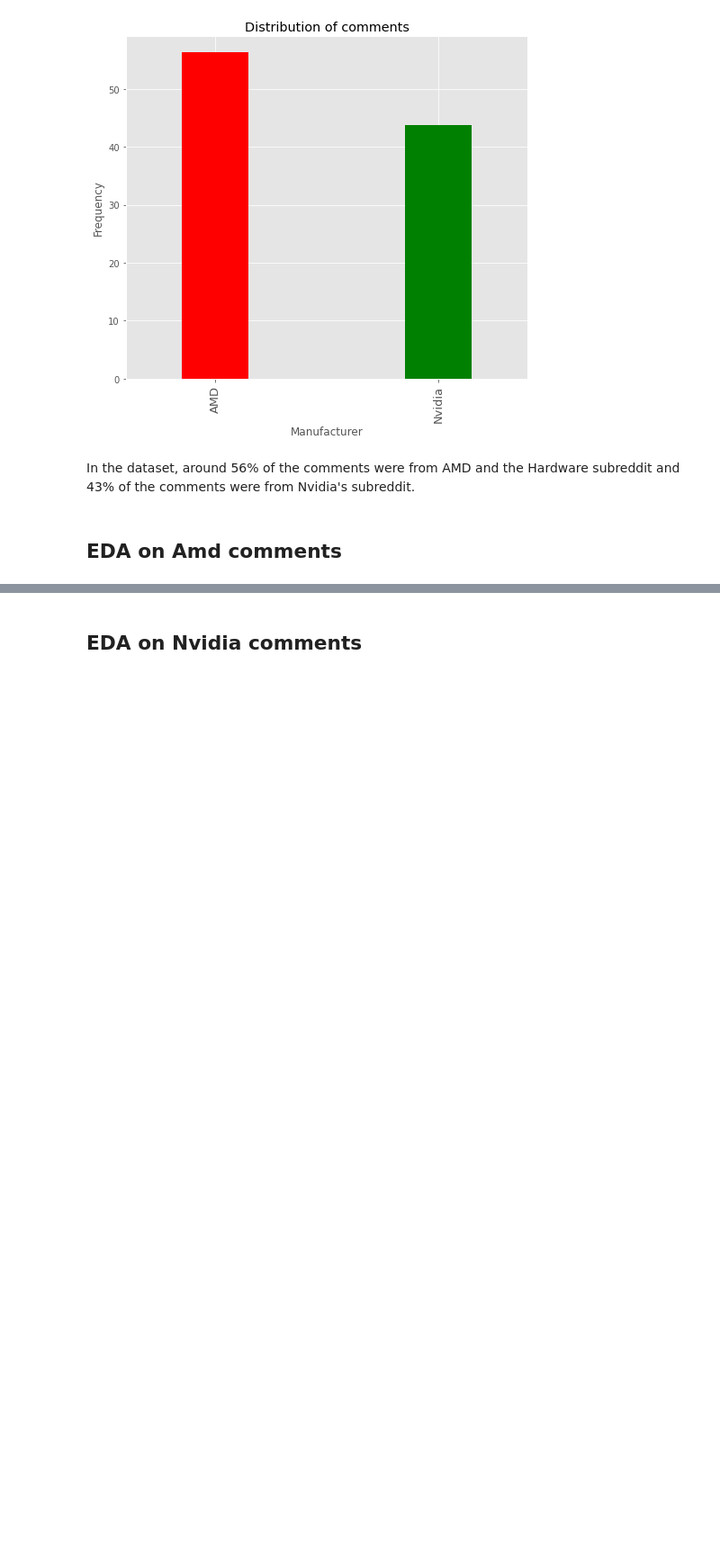
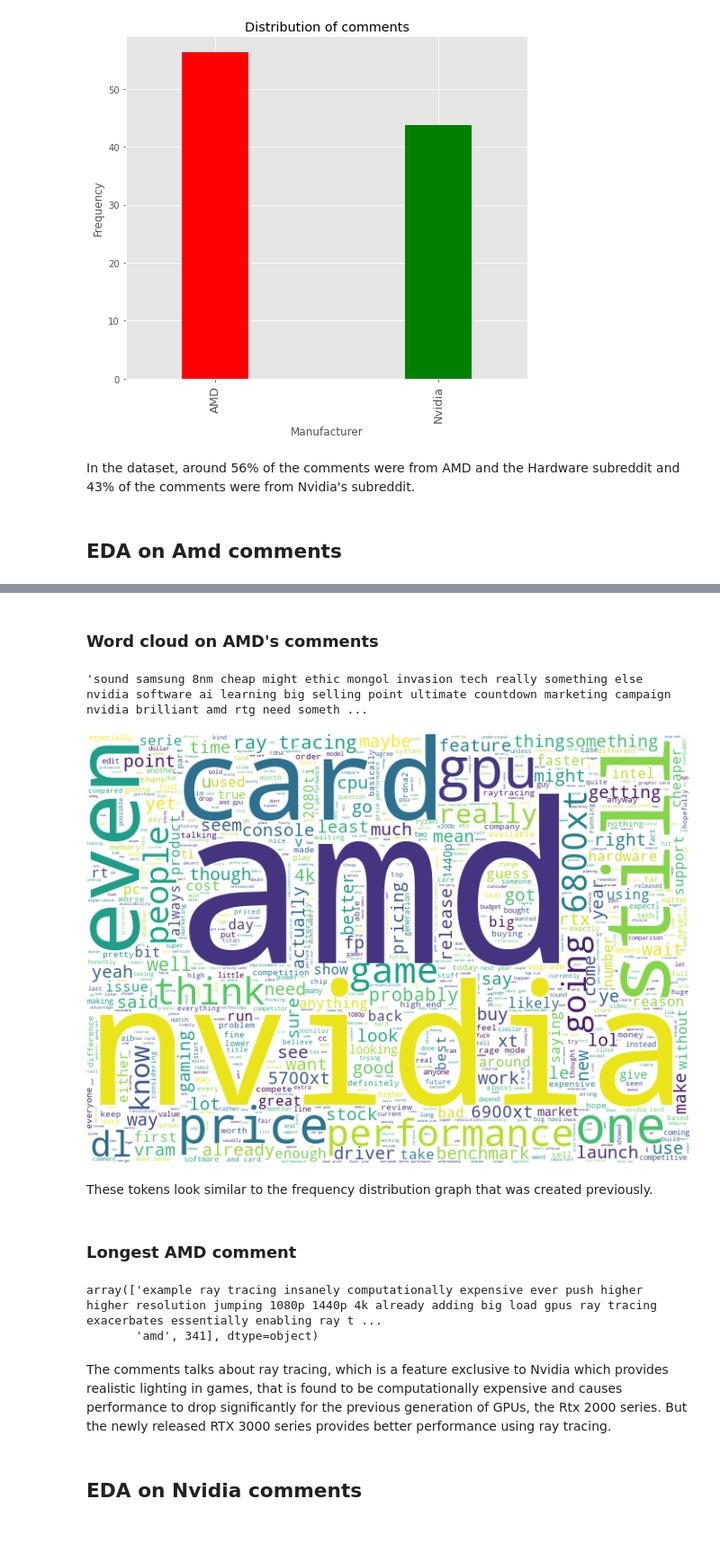
Before and after one commit to kumereshN/dsiprojects, a Jupyter notebook: capstone/01_Capstone_Data_Extraction_Reddit.ipynb, the cells around one changed output, grey strips where cells are left out. Shown at 90% size. Saved outputs shown, nothing was run; the diff lists cells and outputs as text; code cells hidden in the pictures; blank space fills up the shorter version.

```diff
--- a/capstone/01_Capstone_Data_Extraction_Reddit.ipynb
+++ b/capstone/01_Capstone_Data_Extraction_Reddit.ipynb
@@ -519,3 +575,30 @@ plt.xlim(0,110)
+# %% [markdown]
+### Word cloud on AMD's comments
+# %%
+amd_string = " ".join(amd_df['Reddit comments'])
+amd_string
+# %% [output]
+'sound samsung 8nm cheap might ethic mongol invasion tech really something else nvidia software ai learning big selling point ultimate countdown marketing campaign nvidia brilliant amd rtg need someth ...
+# %%
+# Create a WordCloud object
+wordcloud = WordCloud(background_color="white", max_words=5000,
+                      contour_width=5, contour_color='steelblue', width=700, height=500)
+wordcloud.generate(amd_string)
+# Visualize the word cloud
+wordcloud.to_image()
+# %% [output]
+[figure, added]
+# %% [markdown]
+These tokens look similar to the frequency distribution graph that was created previously.
+# %% [markdown]
+### Longest AMD comment
+# %%
+amd_df.sort_values(by='textlength', ascending=False).iloc[0].values
+# %% [output]
+array(['example ray tracing insanely computationally expensive ever push higher higher resolution jumping 1080p 1440p 4k already adding big load gpus ray tracing exacerbates essentially enabling ray t ...
+       'amd', 341], dtype=object)
+# %% [markdown]
+The comments talks about ray tracing, which is a feature exclusive to Nvidia which provides realistic lighting in games, that is found to be computationally expensive and causes performance to drop significantly for the previous generation of GPUs, the Rtx 2000 series. But the newly released RTX 3000 series provides better performance using ray tracing.
 # %% [markdown]
 ## EDA on Nvidia comments
 # %% [markdown]
```
Also changed, not shown: parts of 28 cells of this notebook, 1 other file.
